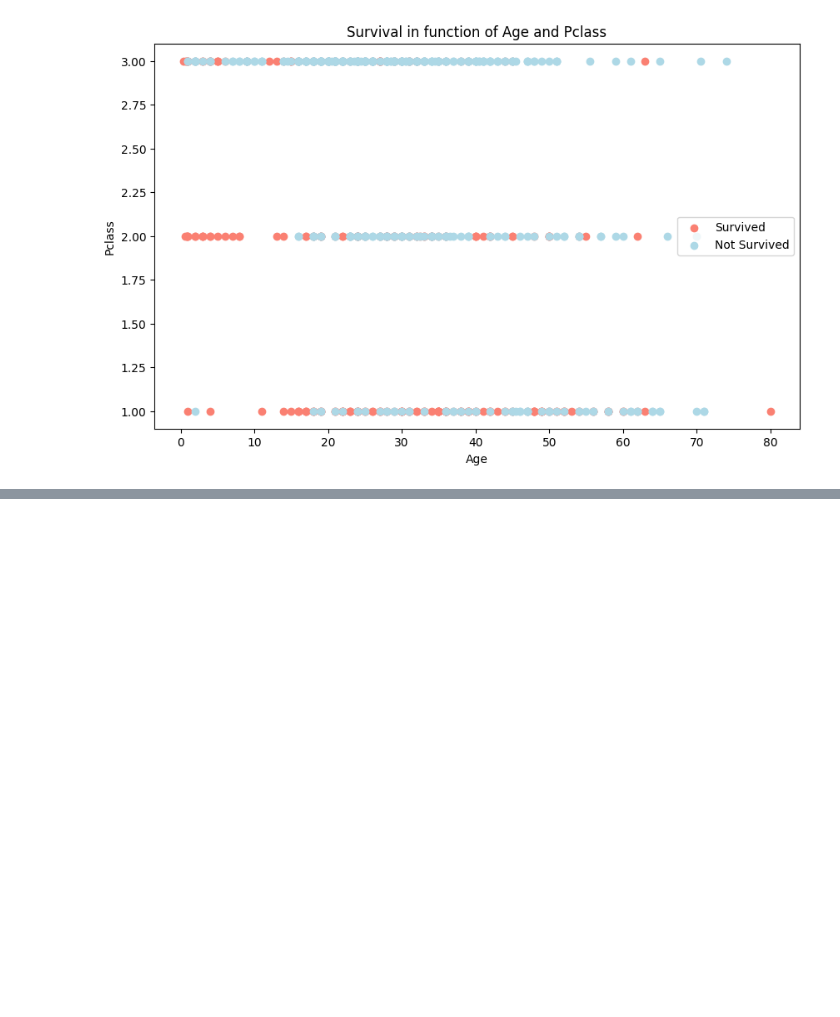
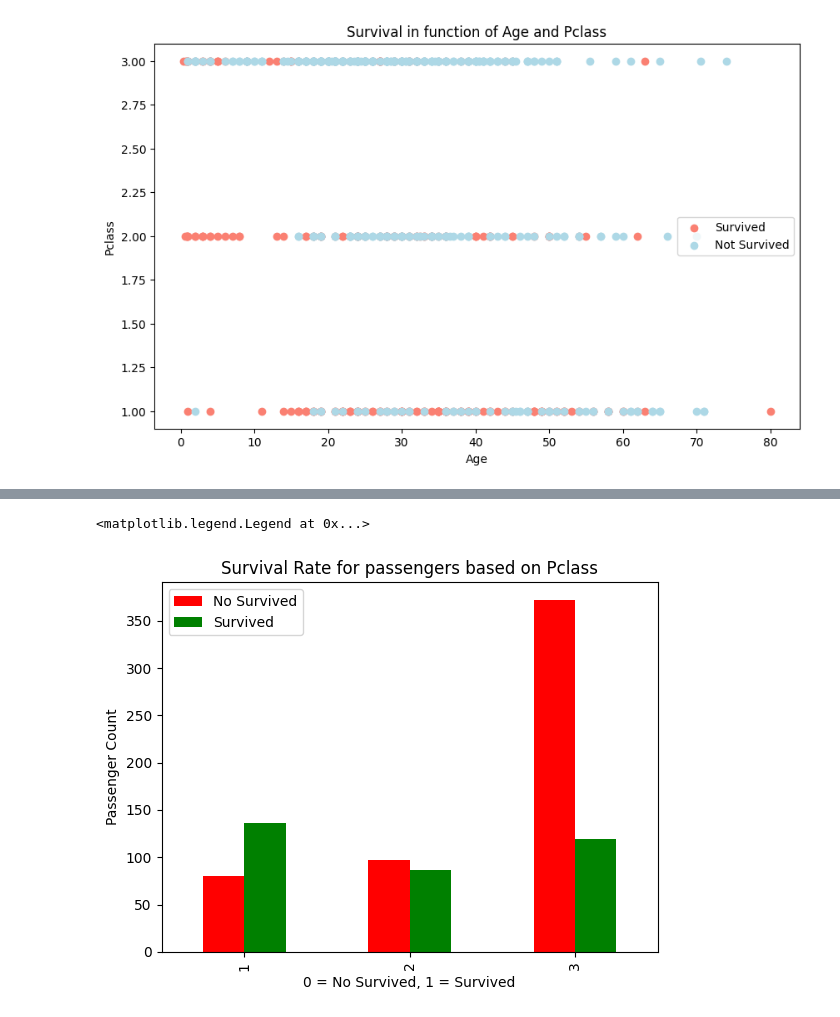
Before and after one commit to DilunVass/Titanic---Machine-Learning-from-Disaster-Kaggle, a Jupyter notebook: Notebook/data_visualization.ipynb, the cells around one changed output, grey strips where cells are left out. Drawn from its saved outputs; the diff is of its cells as text; code cells hidden in the pictures; blank space fills up the shorter version.

```diff
--- a/Notebook/data_visualization.ipynb
+++ b/Notebook/data_visualization.ipynb
@@ -213,0 +228,11 @@ plt.legend(["Survived", "Not Survived"])
+# %%
+# Create a plot of crosstab
+pd.crosstab(train_data.Pclass, train_data.Survived).plot(kind='bar', color=['red', 'green'])
+
+plt.title('Survival Rate for passengers based on Pclass')
+plt.xlabel('0 = No Survived, 1 = Survived')
+plt.ylabel('Passenger Count')
+plt.legend(["No Survived", "Survived"])
+# %% [output]
+<matplotlib.legend.Legend at 0x...>
+[figure, added]
```
Also changed, not shown: parts of 5 cells of this notebook, 1 other file.
